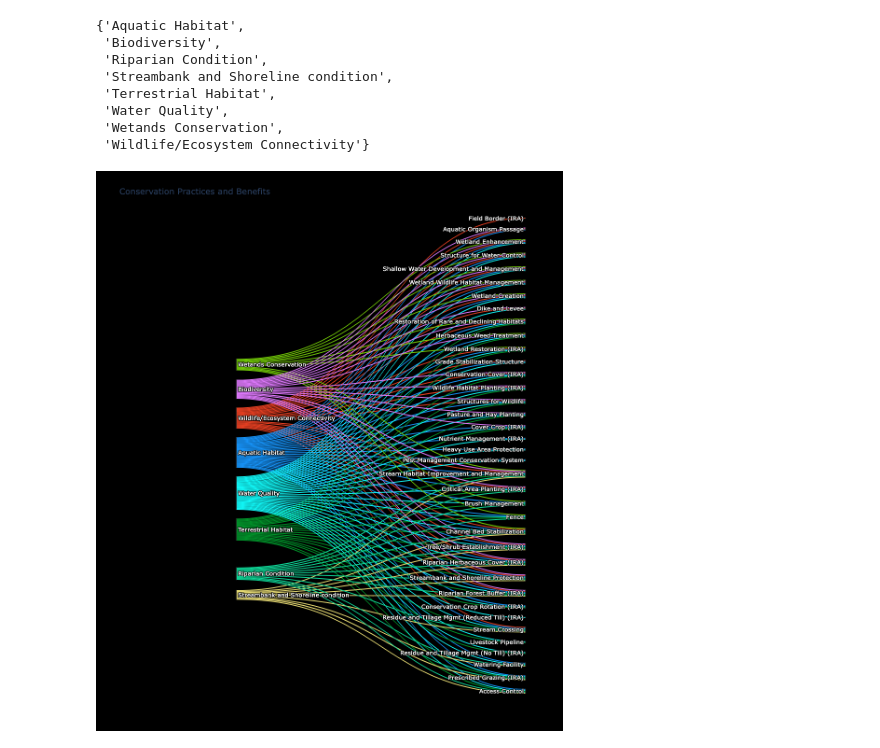
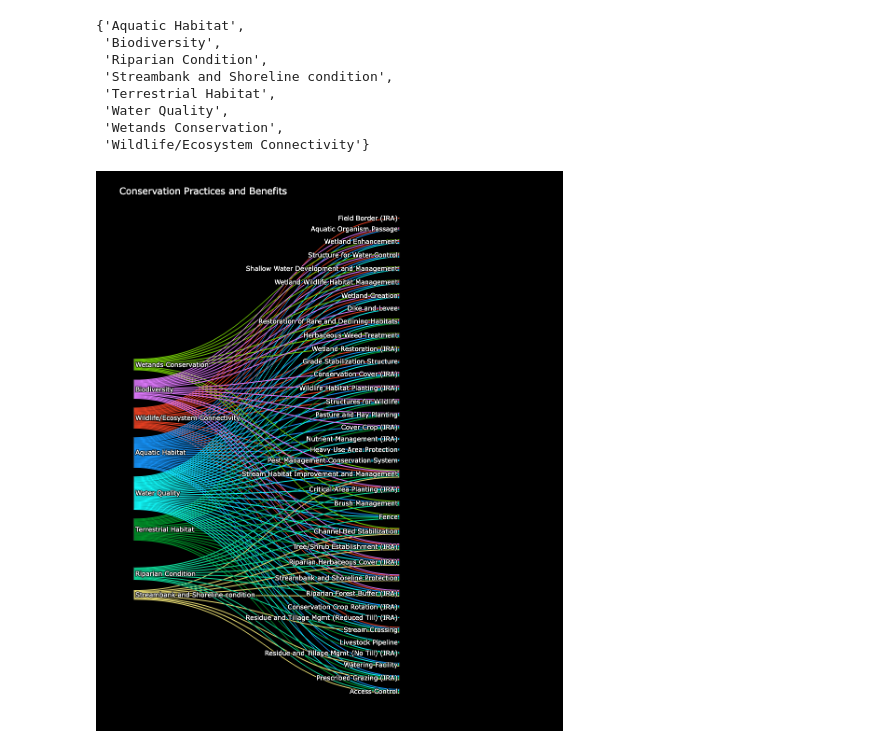
Before and after one commit to Ferguson-Lynch/fl_wlfw, a Jupyter notebook: Sankey.ipynb, the cells around one changed output. Drawn from its saved outputs; the diff is of its cells as text; code cells hidden in the pictures.

```diff
--- a/Sankey.ipynb
+++ b/Sankey.ipynb
@@ -79,9 +79,11 @@ fig = go.Figure(data=[go.Sankey(
   ))])
 
 fig.update_layout(title_text="Conservation Practices and Benefits",
-                  font_size=13,
+                  font_size=14,
+                  font_color='white',
+                  title_x
                   height=1200,
-                  margin=dict(l=300),
+                  margin=dict(r=350),
                   paper_bgcolor='black')
 fig.update_traces(textfont_color='white', selector=dict(type='sankey'))
 js = '''
@@ -114,34 +116,34 @@ function sankeyNodeLabelsAlign(position, forcePos) {
         x = -posX - padX;
         break;
 
       case 'right':
         if (!d.left || !forcePos)
           continue;
         x = posX + padX;
         break;
 
       case 'center':
         if (!forcePos && (d.left || d.node.originalLayer === 0))
           continue;
         x = (d.nodeLineWidth + d.visibleWidth)/2 + (d.left ? padX : -posX);
         break;
     }
 
     label.setAttribute('x', x);
     label.setAttribute('text-anchor', textAnchor);
   }
 }
 
 const gd = document.getElementById('{plot_id}');
-const position = 'left';
+const position = 'right';
 const forcePos = true;
 
 gd.on('plotly_afterplot', sankeyNodeLabelsAlign.bind(gd, position, forcePos));
 gd.emit('plotly_afterplot');
 '''
 
 fig.show(post_script=[js])
 # %% [output]
-[figure, old version]
+[figure, new version]
 # %%
 fig.write_html("sankey.html", post_script=[js])
```
Also changed, not shown: 1 other file.
